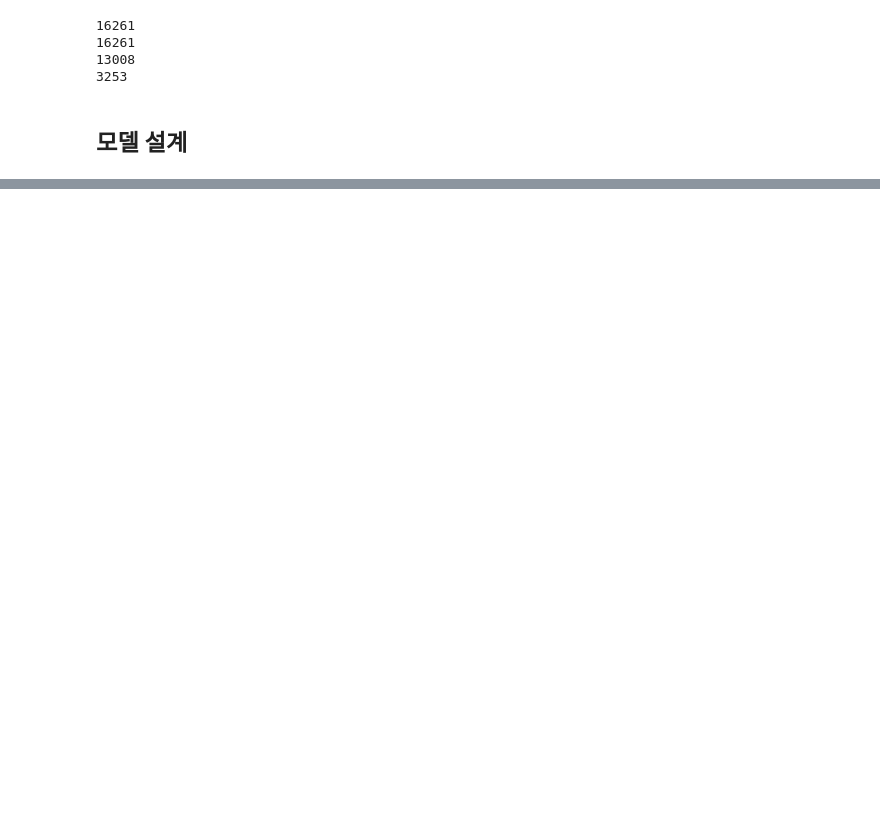
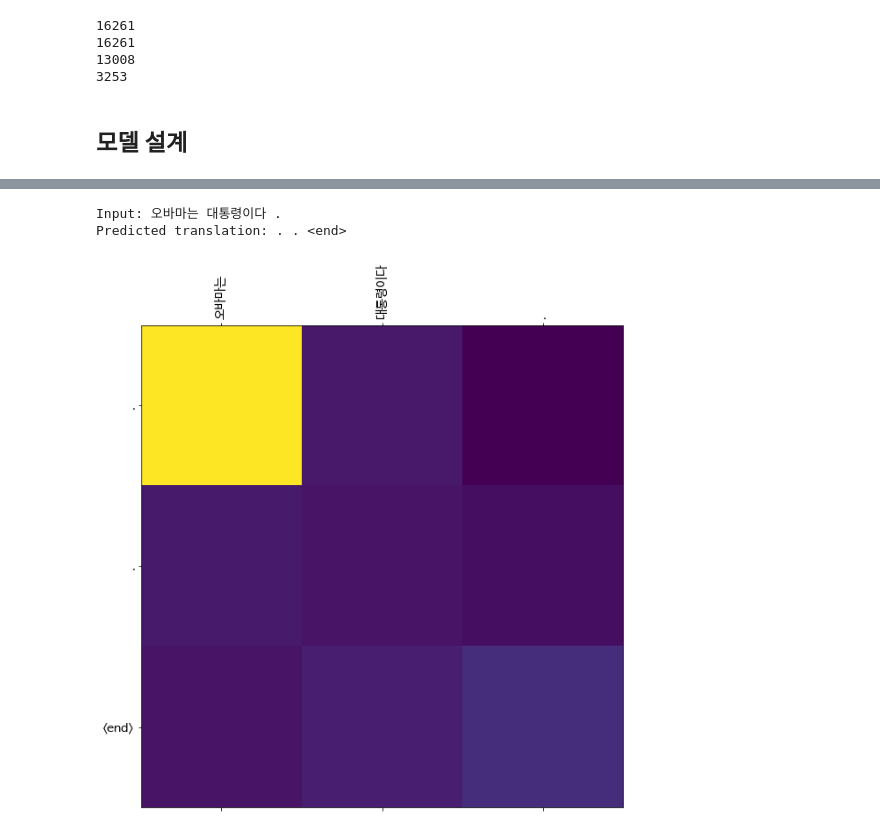
Before and after one commit to OverFlow37/GoingDeeper, a Jupyter notebook: translator.ipynb, the cells around one changed output, grey strips where cells are left out. Cells and saved outputs as stored; diff of their text form; code cells hidden in the pictures; blank space fills up the shorter version.

```diff
--- a/translator.ipynb
+++ b/translator.ipynb
@@ -477,0 +731,6 @@ Predicted translation: take cozy to be sure to tell you ask to tell you ask to t
+# %%
+translate_visual("오바마는 대통령이다.", encoder, decoder)
+# %% [output]
+Input: 오바마는 대통령이다 .
+Predicted translation: . . <end>
+[figure, added]
```
Also changed, not shown: parts of 27 cells of this notebook.
